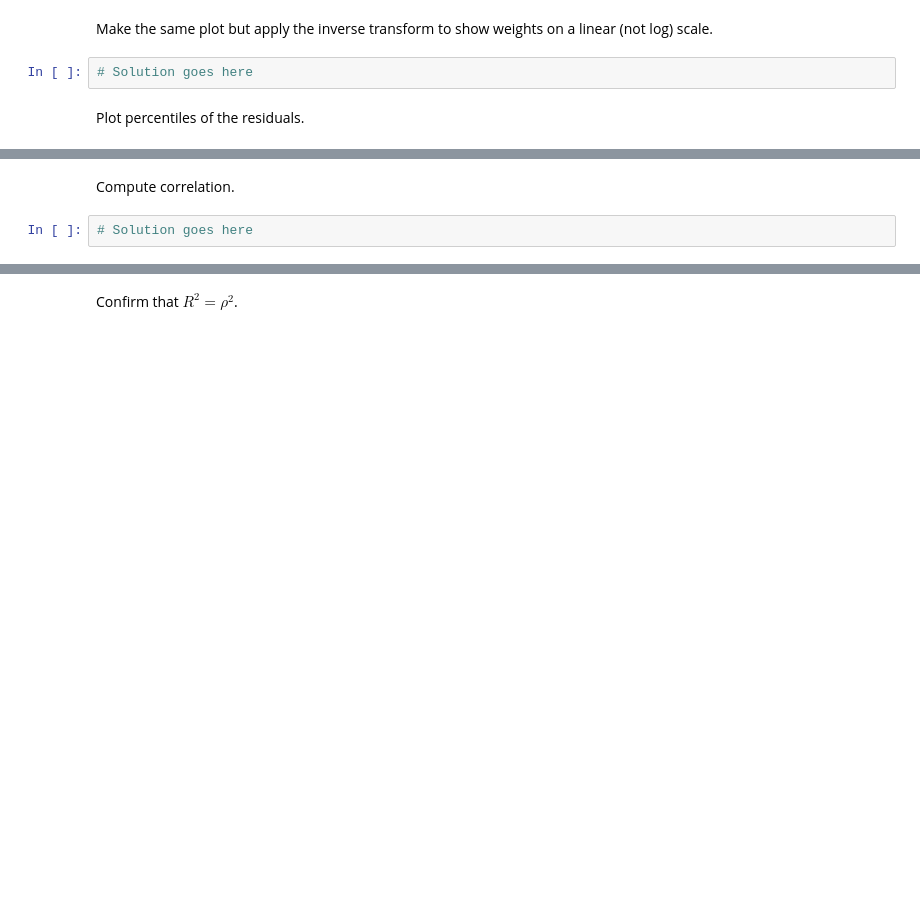
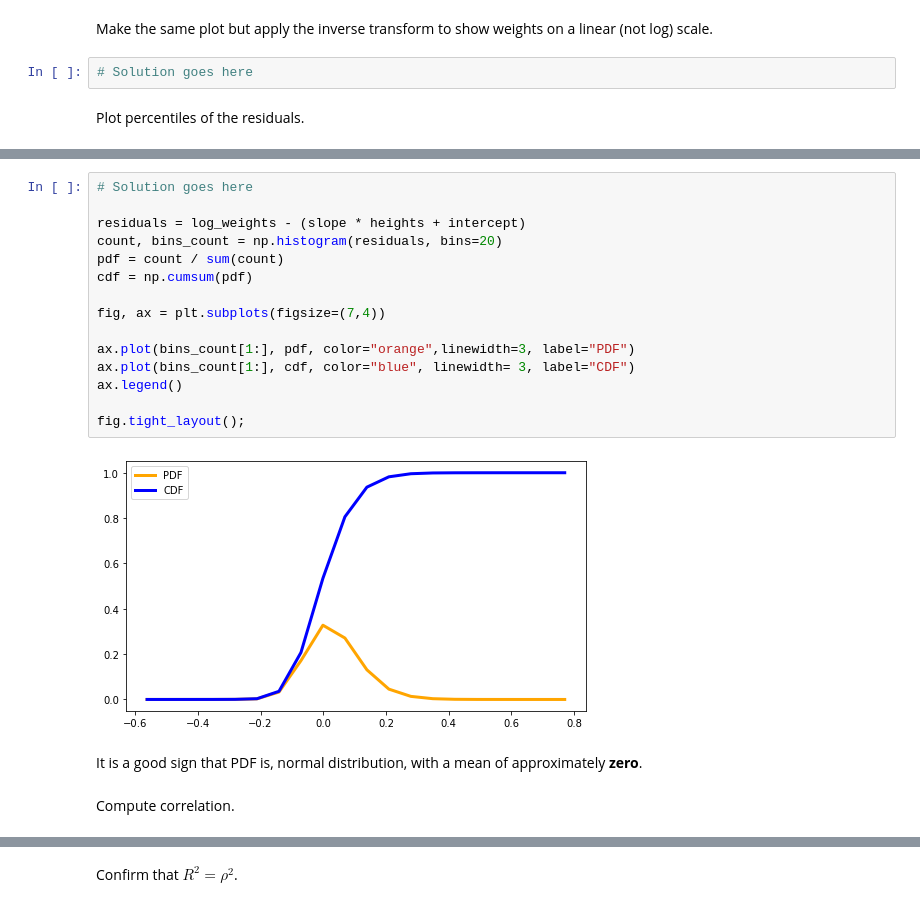
Before and after one commit to Morgan-Sell/ThinkStats2, a Jupyter notebook: code/chap10ex.ipynb, the cells around one changed output, grey strips where cells are left out. Saved outputs shown, nothing was run; the diff lists cells and outputs as text; blank space fills up the shorter version.

```diff
--- a/code/chap10ex.ipynb
+++ b/code/chap10ex.ipynb
@@ -458,4 +529,21 @@ Plot percentiles of the residuals.
+# %%
+# Solution goes here
+
+residuals = log_weights - (slope * heights + intercept)
+count, bins_count = np.histogram(residuals, bins=20)
+pdf = count / sum(count)
+cdf = np.cumsum(pdf)
+
+fig, ax = plt.subplots(figsize=(7,4))
+
+ax.plot(bins_count[1:], pdf, color="orange",linewidth=3, label="PDF")
+ax.plot(bins_count[1:], cdf, color="blue", linewidth= 3, label="CDF")
+ax.legend()
+
+fig.tight_layout();
+# %% [output]
+[figure, added]
+# %% [markdown]
+It is a good sign that PDF is, normal distribution, with a mean of approximately **zero**.
 # %% [markdown]
 Compute correlation.
-# %%
-# Solution goes here
```
Also changed, not shown: parts of 26 cells of this notebook.
